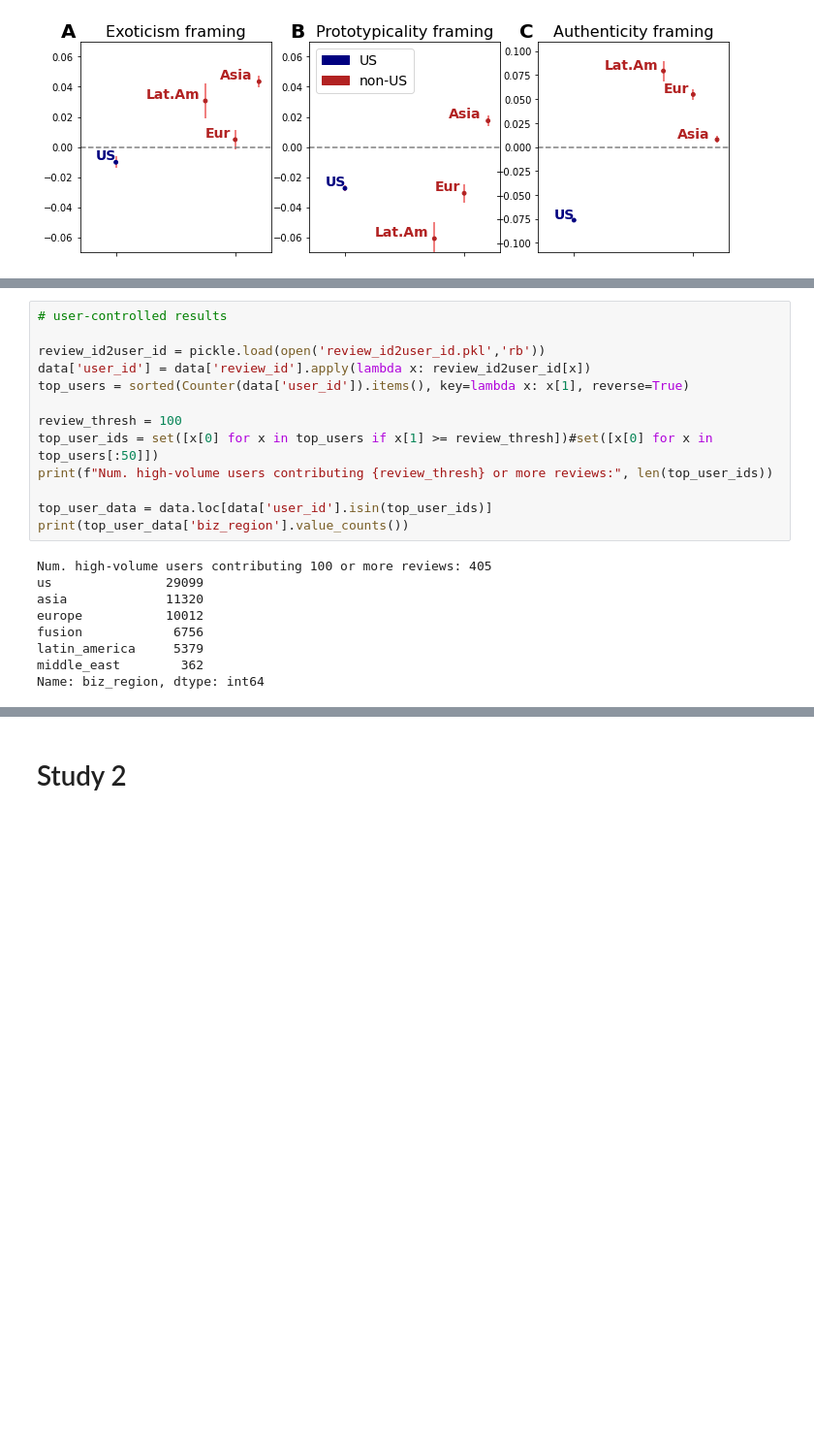
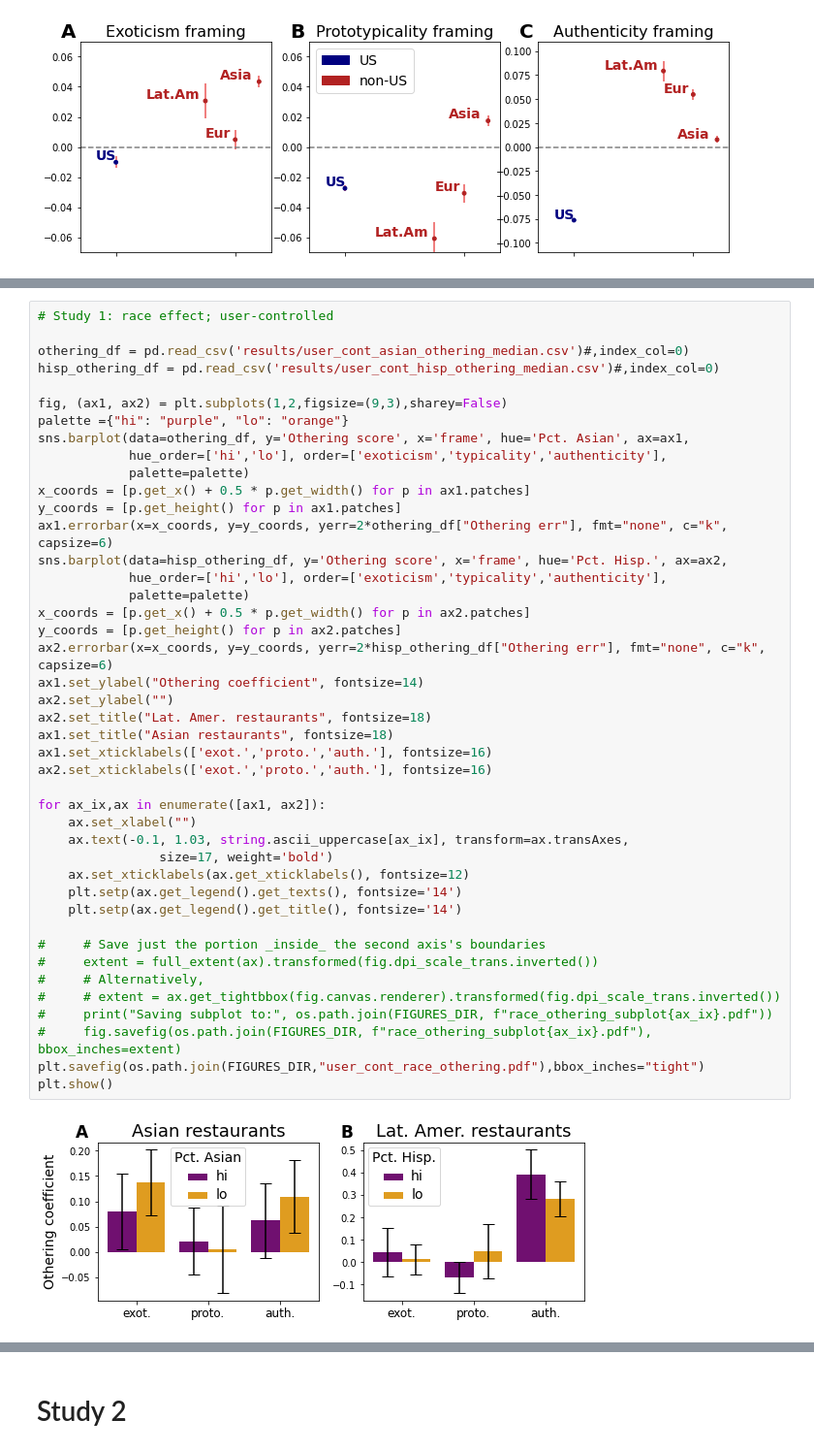
Before and after one commit to yiweiluo/immigrant-food-framing, a Jupyter notebook: 2_DATA_ANALYSIS/plotting.ipynb, the cells around one changed output, grey strips where cells are left out. Shown at 97% size. Saved outputs shown, nothing was run; the diff lists cells and outputs as text; blank space fills up the shorter version.

```diff
--- a/2_DATA_ANALYSIS/plotting.ipynb
+++ b/2_DATA_ANALYSIS/plotting.ipynb
@@ -820,22 +901,45 @@ othering_df
 # %%
-# user-controlled results
+# Study 1: race effect; user-controlled
 
-review_id2user_id = pickle.load(open('review_id2user_id.pkl','rb'))
-data['user_id'] = data['review_id'].apply(lambda x: review_id2user_id[x])
-top_users = sorted(Counter(data['user_id']).items(), key=lambda x: x[1], reverse=True)
+othering_df = pd.read_csv('results/user_cont_asian_othering_median.csv')#,index_col=0)
+hisp_othering_df = pd.read_csv('results/user_cont_hisp_othering_median.csv')#,index_col=0)
 
-review_thresh = 100
-top_user_ids = set([x[0] for x in top_users if x[1] >= review_thresh])#set([x[0] for x in top_users[:50]])
-print(f"Num. high-volume users contributing {review_thresh} or more reviews:", len(top_user_ids))
+fig, (ax1, ax2) = plt.subplots(1,2,figsize=(9,3),sharey=False)
+palette ={"hi": "purple", "lo": "orange"}
+sns.barplot(data=othering_df, y='Othering score', x='frame', hue='Pct. Asian', ax=ax1,
+            hue_order=['hi','lo'], order=['exoticism','typicality','authenticity'],
+            palette=palette)
+x_coords = [p.get_x() + 0.5 * p.get_width() for p in ax1.patches]
+y_coords = [p.get_height() for p in ax1.patches]
+ax1.errorbar(x=x_coords, y=y_coords, yerr=2*othering_df["Othering err"], fmt="none", c="k", capsize=6)
+sns.barplot(data=hisp_othering_df, y='Othering score', x='frame', hue='Pct. Hisp.', ax=ax2,
+            hue_order=['hi','lo'], order=['exoticism','typicality','authenticity'],
+            palette=palette)
+x_coords = [p.get_x() + 0.5 * p.get_width() for p in ax2.patches]
+y_coords = [p.get_height() for p in ax2.patches]
+ax2.errorbar(x=x_coords, y=y_coords, yerr=2*hisp_othering_df["Othering err"], fmt="none", c="k", capsize=6)
+ax1.set_ylabel("Othering coefficient", fontsize=14)
+ax2.set_ylabel("")
+ax2.set_title("Lat. Amer. restaurants", fontsize=18)
+ax1.set_title("Asian restaurants", fontsize=18)
+ax1.set_xticklabels(['exot.','proto.','auth.'], fontsize=16)
+ax2.set_xticklabels(['exot.','proto.','auth.'], fontsize=16)
 
-top_user_data = data.loc[data['user_id'].isin(top_user_ids)]
-print(top_user_data['biz_region'].value_counts())
+for ax_ix,ax in enumerate([ax1, ax2]):
+    ax.set_xlabel("")
+    ax.text(-0.1, 1.03, string.ascii_uppercase[ax_ix], transform=ax.transAxes,
+                size=17, weight='bold')
+    ax.set_xticklabels(ax.get_xticklabels(), fontsize=12)
+    plt.setp(ax.get_legend().get_texts(), fontsize='14')
+    plt.setp(ax.get_legend().get_title(), fontsize='14')
+
+#     # Save just the portion _inside_ the second axis's boundaries
+#     extent = full_extent(ax).transformed(fig.dpi_scale_trans.inverted())
+#     # Alternatively,
+#     # extent = ax.get_tightbbox(fig.canvas.renderer).transformed(fig.dpi_scale_trans.inverted())
+#     print("Saving subplot to:", os.path.join(FIGURES_DIR, f"race_othering_subplot{ax_ix}.pdf"))
+#     fig.savefig(os.path.join(FIGURES_DIR, f"race_othering_subplot{ax_ix}.pdf"), bbox_inches=extent)
+plt.savefig(os.path.join(FIGURES_DIR,"user_cont_race_othering.pdf"),bbox_inches="tight")
+plt.show()
 # %% [output]
-Num. high-volume users contributing 100 or more reviews: 405
-us               29099
-asia             11320
-europe           10012
-fusion            6756
-latin_america     5379
-middle_east        362
-Name: biz_region, dtype: int64
+[figure, added]
```
Also changed, not shown: parts of 29 cells of this notebook.
